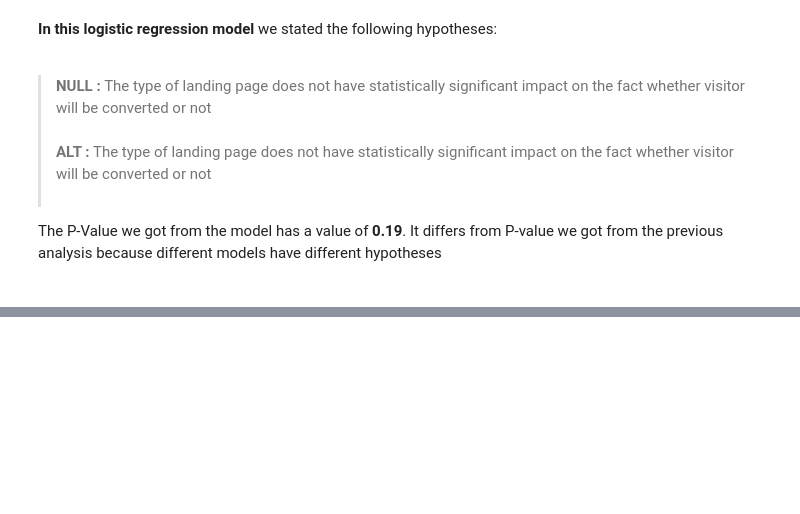
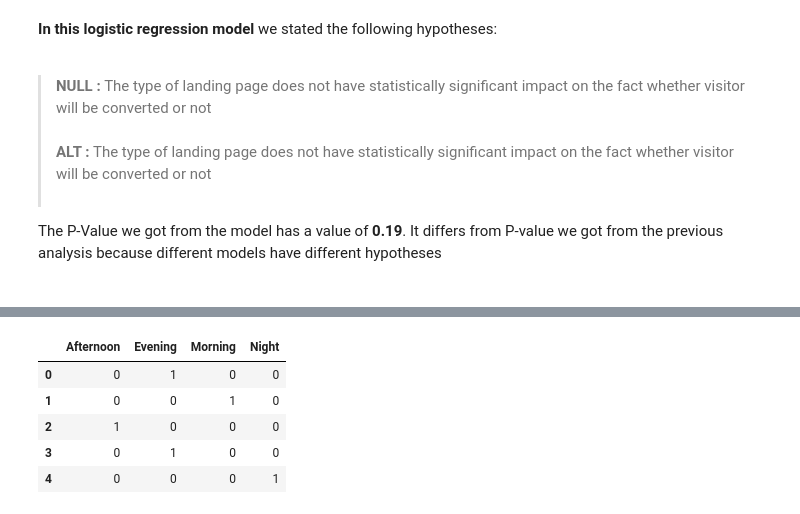
Before and after one commit to Alex-Romanenko/Analyze_ab_test_results, a Jupyter notebook: Analyze_ab_test_results.ipynb, the cells around one changed output, grey strips where cells are left out. Drawn from its saved outputs; the diff is of its cells as text; code cells hidden in the pictures; blank space fills up the shorter version.

```diff
--- a/Analyze_ab_test_results.ipynb
+++ b/Analyze_ab_test_results.ipynb
@@ -396,0 +447,10 @@ The P-Value we got from the model has a value of **0.19**. It differs from P-val
+# %%
+#create dummy variables for 'daytime' column
+dummies = pd.get_dummies(df2['daytime']); dummies.head()
+# %% [output]
+|  | Afternoon | Evening | Morning | Night |
+| 0 | 0 | 1 | 0 | 0 |
+| 1 | 0 | 0 | 1 | 0 |
+| 2 | 1 | 0 | 0 | 0 |
+| 3 | 0 | 1 | 0 | 0 |
+| 4 | 0 | 0 | 0 | 1 |
```
Also changed, not shown: parts of 18 cells of this notebook.
